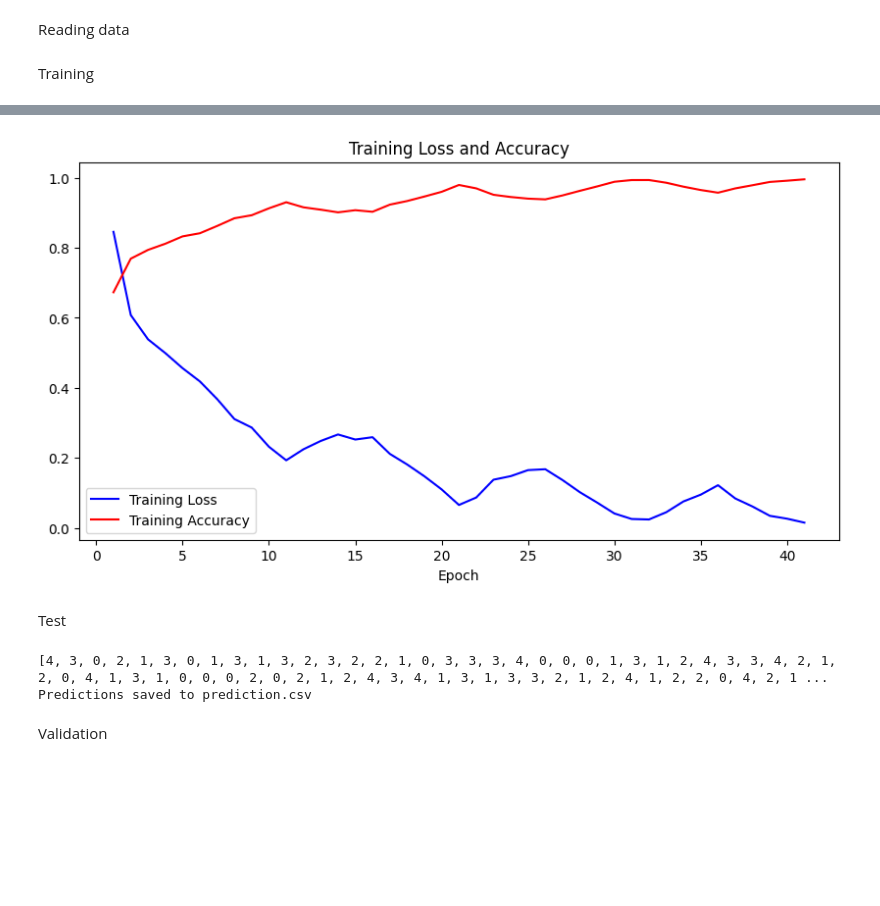
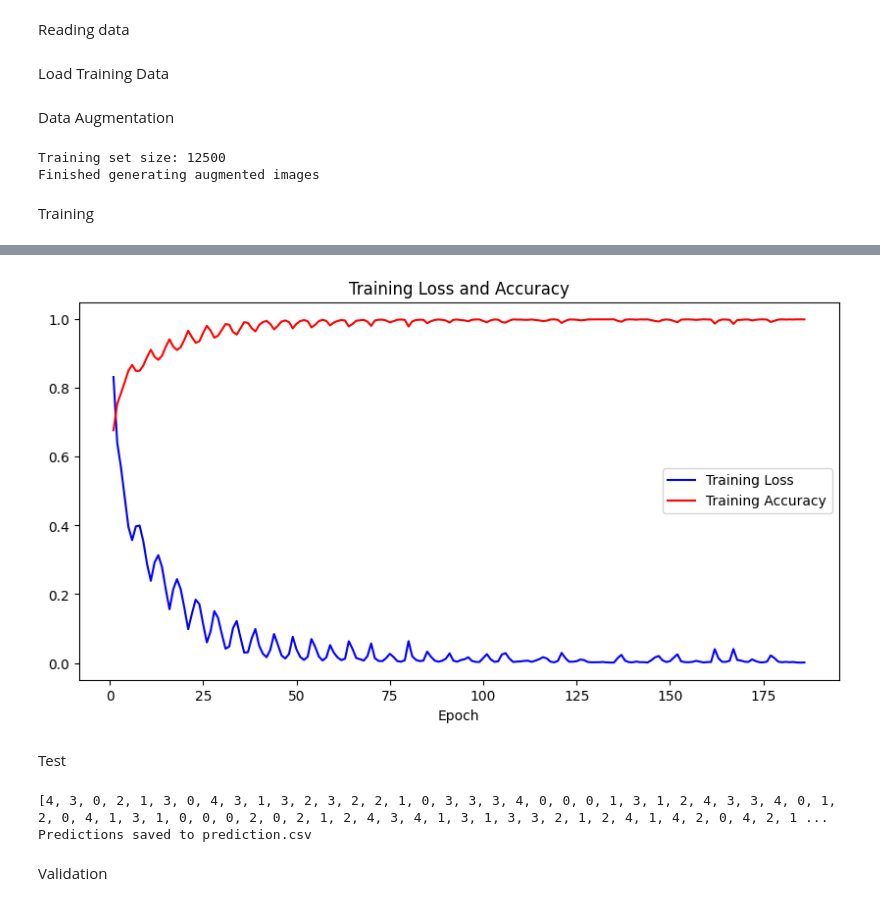
Before and after one commit to davide-perli/Deepfake-Classification, a Jupyter notebook: cnn_deepfake-classification.ipynb, the cells around one changed output, grey strips where cells are left out. Cells and saved outputs as stored; diff of their text form; code cells hidden in the pictures; blank space fills up the shorter version.

Commit message:
modified data augmentation +transfert from ipnyb to py

```diff
--- a/cnn_deepfake-classification.ipynb
+++ b/cnn_deepfake-classification.ipynb
@@ -23,3 +29,5 @@ csv_file = os.path.join(folder_dir, "train.csv")
 
 validation_file = os.path.join(folder_dir, "validation.csv")
 val_dir = "/home/davide/Documents/Deepfake-Classification/deepfake-classification/validation"
+# %% [markdown]
+Load Training Data
@@ -26,3 +36,42 @@ val_dir = "/home/davide/Documents/Deepfake-Classification/deepfake-classificatio
+# %% [markdown]
+Data Augmentation
+# %%
+def augment_image(image):
+    image_pil = Image.fromarray(image)
+
+    image_pil = image_pil.transpose(Image.FLIP_LEFT_RIGHT)
+    image_pil = image_pil.transpose(Image.FLIP_TOP_BOTTOM)
+
+    image_pil = image_pil.rotate(40)
+
+    enhancer = ImageEnhance.Brightness(image_pil)
+    image_pil = enhancer.enhance(1.185)
+
+    image_pil = ImageEnhance.Color(image_pil).enhance(0.8)
+    image_pil = ImageEnhance.Sharpness(image_pil).enhance(0.968)
+
+    return np.array(image_pil)
+
+augmented_data = []
+print(f"Training set size: {len(df_train)}")
+for idx in range(len(df_train)):
+    row = df_train.iloc[idx]
+    img_path = os.path.join(img_dir, row['image_id'] + '.png')
+    image = cv2.imread(img_path)
+    image_rgb = cv2.cvtColor(image, cv2.COLOR_BGR2HSV)
+    image_resized = cv2.resize(image_rgb, (100, 100))
+
+    augmented_image = augment_image(image_resized)
+
+    normalized = cv2.normalize(augmented_image.astype('float32'), None, 0, 1, cv2.NORM_MINMAX)
+    tensor_image = torch.from_numpy(normalized).permute(2, 0, 1).float()
+
+    augmented_data.append((tensor_image, row['label']))
+
+print(f"Finished generating augmented images")
+# %% [output]
+Training set size: 12500
+Finished generating augmented images
 # %% [markdown]
 Training
 # %%
@@ -88,8 +137,6 @@ class NeuralNet(nn.Module):
 
 model = NeuralNet()
 
-df_train = pd.read_csv(csv_file)
-
 data = []
 for idx, row in df_train.iterrows():
     img_name = row['image_id'] + '.png'
@@ -97,7 +144,7 @@ for idx, row in df_train.iterrows():
     img_path = os.path.join(img_dir, img_name)
     image = cv2.imread(img_path)
 
-    image_rgb = cv2.cvtColor(image, cv2.COLOR_BGR2RGB)
+    image_rgb = cv2.cvtColor(image, cv2.COLOR_BGR2HSV)
     # height, width, channels = image_rgb.shape
 
     # print(f"Original image width: {width} pixels")   100
@@ -109,6 +156,9 @@ for idx, row in df_train.iterrows():
     image_tensor = torch.from_numpy(normalized_image).permute(2, 0, 1).float()
 
     data.append((image_tensor, label))
+
+data += augmented_data
+print(f"Total training data size: {len(data)}")
 
 images = torch.stack([item[0] for item in data])
 labels = torch.tensor([item[1] for item in data])
@@ -124,8 +174,8 @@ train_loader = DataLoader(dataset, batch_size=32, shuffle=True, num_workers=8)
 optimizer = torch.optim.SGD(model.parameters(), lr=0.001, momentum=0.82, weight_decay=1e-4, nesterov=True)
 scheduler = torch.optim.lr_scheduler.CyclicLR(optimizer, base_lr=0.001, max_lr=0.01, step_size_up=2000)
 
-
-NUM_EPOCHS = 130
+# 186
+NUM_EPOCHS = 186
 device = "cuda" if torch.cuda.is_available() else "cpu"
 print(f"Device: {device}")
 model = model.to(device)
@@ -170,11 +220,11 @@ for epoch in range(NUM_EPOCHS):
     train_accuracies.append(epoch_acc)
     # scheduler.step(epoch_loss)
     print(f"Epoch {epoch+1} Loss: {epoch_loss:.4f}, Accuracy: {epoch_acc:.4f}")
-    if epoch_acc > 0.995:
-        print(f"Stopping early at epoch {epoch+1} as accuracy is {epoch_acc: .4f}")
-        break
+    # if epoch_loss < 0.001:
+    #     print(f"Stopping early at epoch {epoch+1} as loss is {epoch_loss: .4f}")
+    #     break
 ##################################################################################
-print('Finished Training')
+print('Finished training')
 epochs = range(1, len(train_losses) + 1)
 plt.figure(figsize=(10, 5))
 plt.plot(epochs, train_losses, 'b-', label='Training Loss')
@@ -204,4 +254,4 @@ Finished Training
-[figure, old version]
+[figure, new version]
 # %% [markdown]
 Test
 # %%
@@ -213,7 +263,7 @@ for idx, row in df_test.iterrows():
     img_name = row['image_id'] + '.png'
     img_path = os.path.join(test_dir, img_name)
     image = cv2.imread(img_path)
-    image_rgb = cv2.cvtColor(image, cv2.COLOR_BGR2RGB)
+    image_rgb = cv2.cvtColor(image, cv2.COLOR_BGR2HSV)
     image_resized = cv2.resize(image_rgb, (100, 100))
 
     normalized_image = cv2.normalize(image_resized.astype('float32'), None, 0, 1, cv2.NORM_MINMAX)
@@ -240,7 +290,7 @@ predictions_df = pd.DataFrame({'image_id': image_ids, 'label': predicted_labels}
 predictions_df.to_csv('deepfake-classification/cnn_prediction.csv', index=False)
 print("Predictions saved to prediction.csv")
 # %% [output]
-[4, 3, 0, 2, 1, 3, 0, 1, 3, 1, 3, 2, 3, 2, 2, 1, 0, 3, 3, 3, 4, 0, 0, 0, 1, 3, 1, 2, 4, 3, 3, 4, 2, 1, 2, 0, 4, 1, 3, 1, 0, 0, 0, 2, 0, 2, 1, 2, 4, 3, 4, 1, 3, 1, 3, 3, 2, 1, 2, 4, 1, 2, 2, 0, 4, 2, 1 ...
+[4, 3, 0, 2, 1, 3, 0, 4, 3, 1, 3, 2, 3, 2, 2, 1, 0, 3, 3, 3, 4, 0, 0, 0, 1, 3, 1, 2, 4, 3, 3, 4, 0, 1, 2, 0, 4, 1, 3, 1, 0, 0, 0, 2, 0, 2, 1, 2, 4, 3, 4, 1, 3, 1, 3, 3, 2, 1, 2, 4, 1, 4, 2, 0, 4, 2, 1 ...
 Predictions saved to prediction.csv
 # %% [markdown]
 Validation
```
Also changed, not shown: parts of 4 cells of this notebook, 5 other files.
